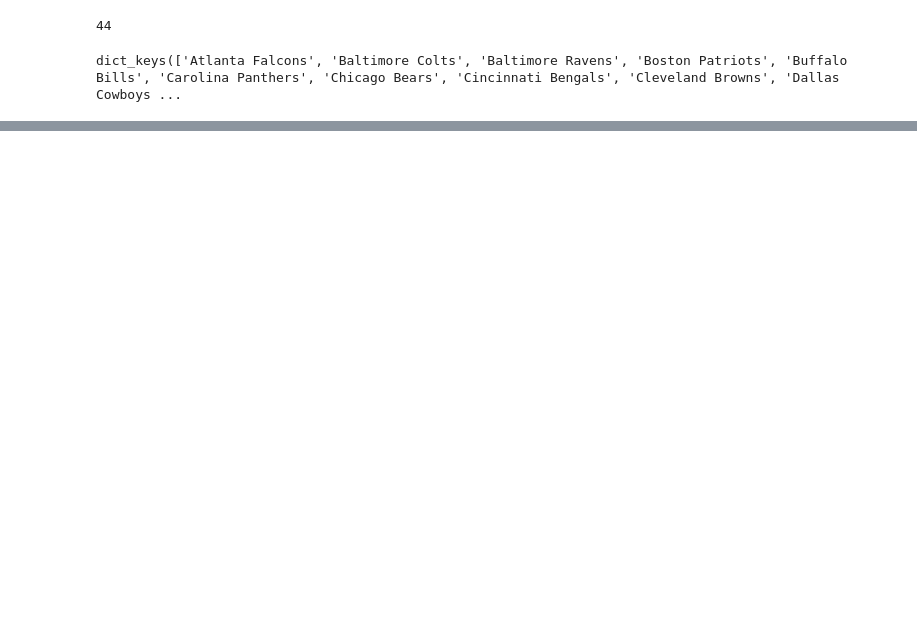
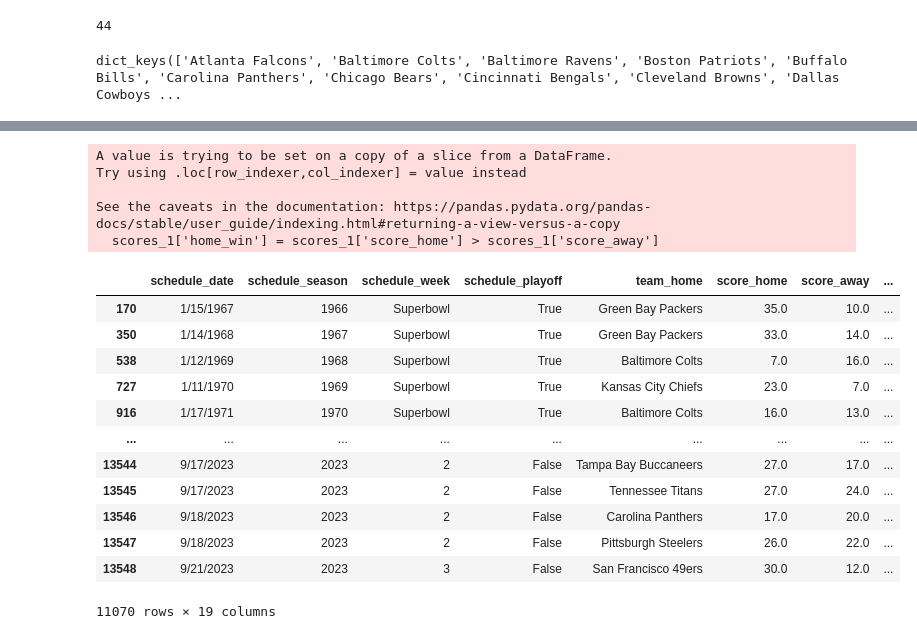
Before and after one commit to branson8815/ds_projects, a Jupyter notebook: nfl_1.ipynb, the cells around one changed output, grey strips where cells are left out. Cells and saved outputs as stored; diff of their text form; code cells hidden in the pictures; blank space fills up the shorter version.

```diff
--- a/nfl_1.ipynb
+++ b/nfl_1.ipynb
@@ -107,0 +96,23 @@ scores
+# %%
+scores_1['home_win'] = scores_1['score_home'] > scores_1['score_away']
+
+scores_1
+# %% [output]
+A value is trying to be set on a copy of a slice from a DataFrame.
+Try using .loc[row_indexer,col_indexer] = value instead
+
+See the caveats in the documentation: https://pandas.pydata.org/pandas-docs/stable/user_guide/indexing.html#returning-a-view-versus-a-copy
+  scores_1['home_win'] = scores_1['score_home'] > scores_1['score_away']
+|  | schedule_date | schedule_season | schedule_week | schedule_playoff | team_home | score_home | score_away | ... |
+| 170 | 1/15/1967 | 1966 | Superbowl | True | Green Bay Packers | 35.0 | 10.0 | ... |
+| 350 | 1/14/1968 | 1967 | Superbowl | True | Green Bay Packers | 33.0 | 14.0 | ... |
+| 538 | 1/12/1969 | 1968 | Superbowl | True | Baltimore Colts | 7.0 | 16.0 | ... |
+| 727 | 1/11/1970 | 1969 | Superbowl | True | Kansas City Chiefs | 23.0 | 7.0 | ... |
+| 916 | 1/17/1971 | 1970 | Superbowl | True | Baltimore Colts | 16.0 | 13.0 | ... |
+| ... | ... | ... | ... | ... | ... | ... | ... | ... |
+| 13544 | 9/17/2023 | 2023 | 2 | False | Tampa Bay Buccaneers | 27.0 | 17.0 | ... |
+| 13545 | 9/17/2023 | 2023 | 2 | False | Tennessee Titans | 27.0 | 24.0 | ... |
+| 13546 | 9/18/2023 | 2023 | 2 | False | Carolina Panthers | 17.0 | 20.0 | ... |
+| 13547 | 9/18/2023 | 2023 | 2 | False | Pittsburgh Steelers | 26.0 | 22.0 | ... |
+| 13548 | 9/21/2023 | 2023 | 3 | False | San Francisco 49ers | 30.0 | 12.0 | ... |
+11070 rows × 19 columns
```
Also changed, not shown: parts of 4 cells of this notebook.
